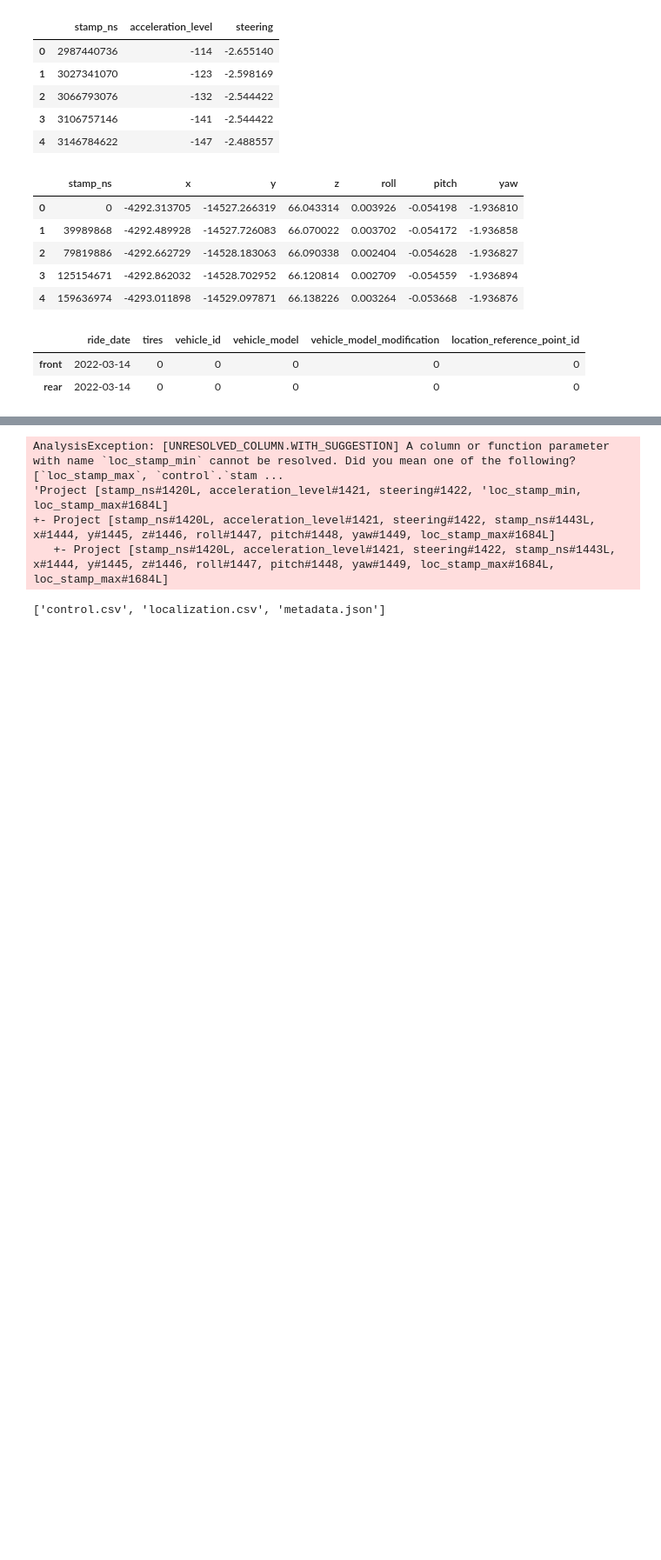
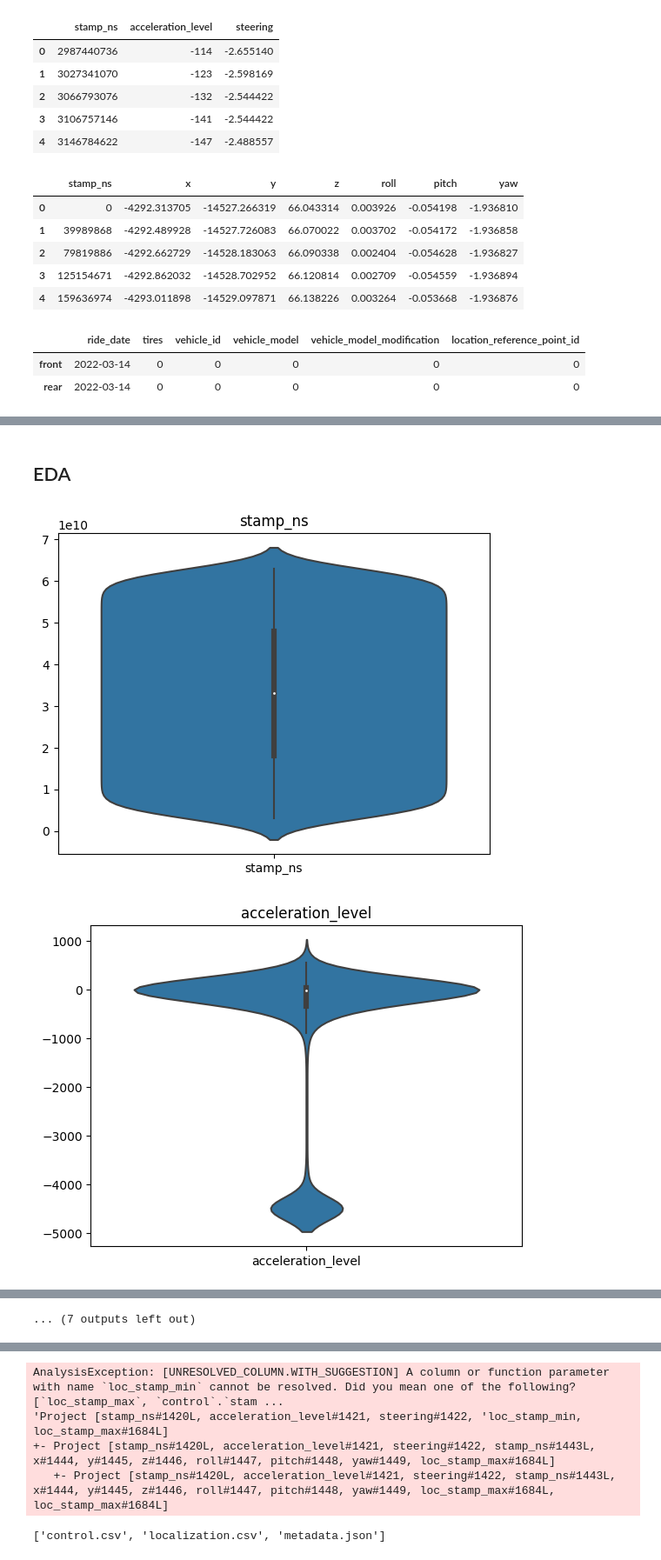
Before and after one commit to rvegrc/self_drive, a Jupyter notebook: self-driveing.ipynb, the cells around one changed output, grey strips where cells are left out. Shown: that part at 87% size. Saved outputs shown, nothing was run; the diff lists cells and outputs as text; code cells hidden in the pictures; blank space fills up the shorter version.

```diff
--- a/self-driveing.ipynb
+++ b/self-driveing.ipynb
@@ -458,7 +456,7 @@ def make_sp_df_all_ids(path: str, ids: pd.Series, files: list):
 
     return data_all
 # %%
-ids = train_ids[:100]
+ids = train_ids[:10]
 files = ['control.csv', 'localization.csv', 'metadata.json']
 data_all = make_sp_df_all_ids(data_train_path, ids, files)
 data_all.show(5)
@@ -475 +473,11 @@ data_all.show(5)
 only showing top 5 rows
+# %% [markdown]
+## EDA
+# %%
+for col in data_all.columns:
+    sns.violinplot(data=data_all.select(col).toPandas())
+    plt.title(col)
+    plt.show()
+# %% [output]
+[figure, added]
+[figure, added]
@@ -475,0 +494 @@ only showing top 5 rows
+... (7 outputs left out)
```
Also changed, not shown: parts of 6 cells of this notebook.
